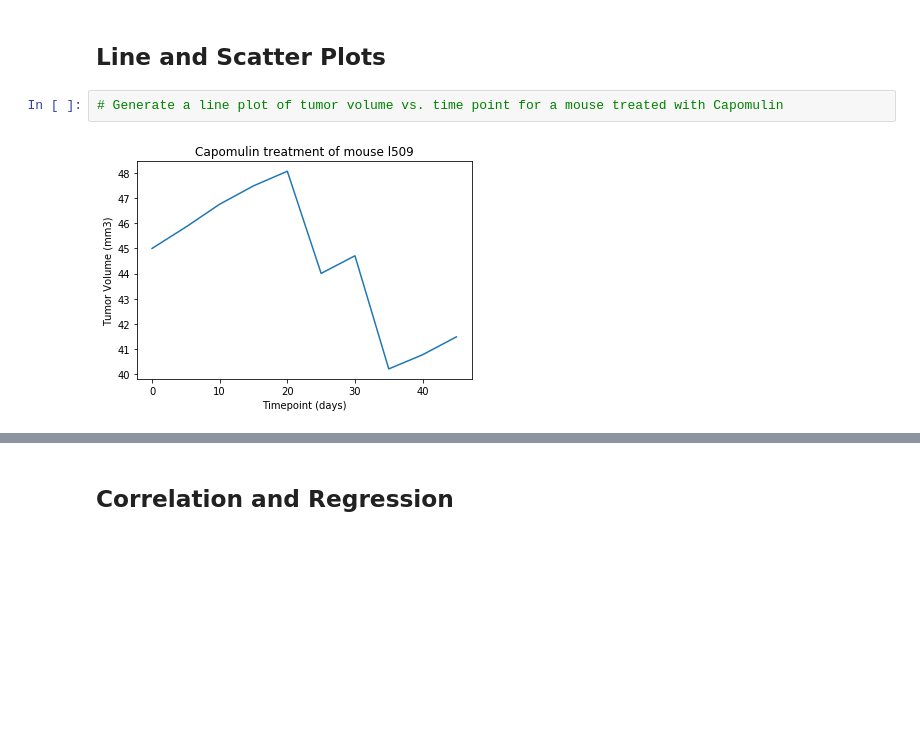
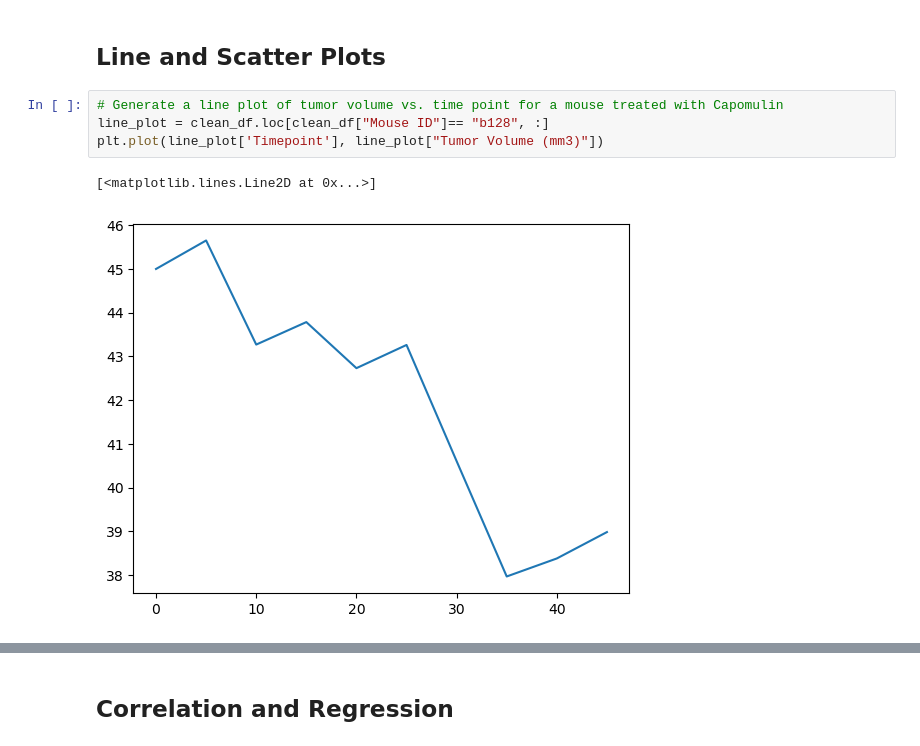
Before and after one commit to athiaq/Matplotlib-Challenge, a Jupyter notebook: module_5_starter_code/Pymaceuticals/pymaceuticals_starter.ipynb, the cells around one changed output, grey strips where cells are left out. Cells and saved outputs as stored; diff of their text form; blank space fills up the shorter version.

```diff
--- a/module_5_starter_code/Pymaceuticals/pymaceuticals_starter.ipynb
+++ b/module_5_starter_code/Pymaceuticals/pymaceuticals_starter.ipynb
@@ -244,5 +258,8 @@ KeyError: 0.25
 ## Line and Scatter Plots
 # %%
 # Generate a line plot of tumor volume vs. time point for a mouse treated with Capomulin
+line_plot = clean_df.loc[clean_df["Mouse ID"]== "b128", :]
+plt.plot(line_plot['Timepoint'], line_plot["Tumor Volume (mm3)"])
 # %% [output]
+[<matplotlib.lines.Line2D at 0x...>]
-[figure, old version]
+[figure, new version]
```
Also changed, not shown: parts of 7 cells of this notebook.
